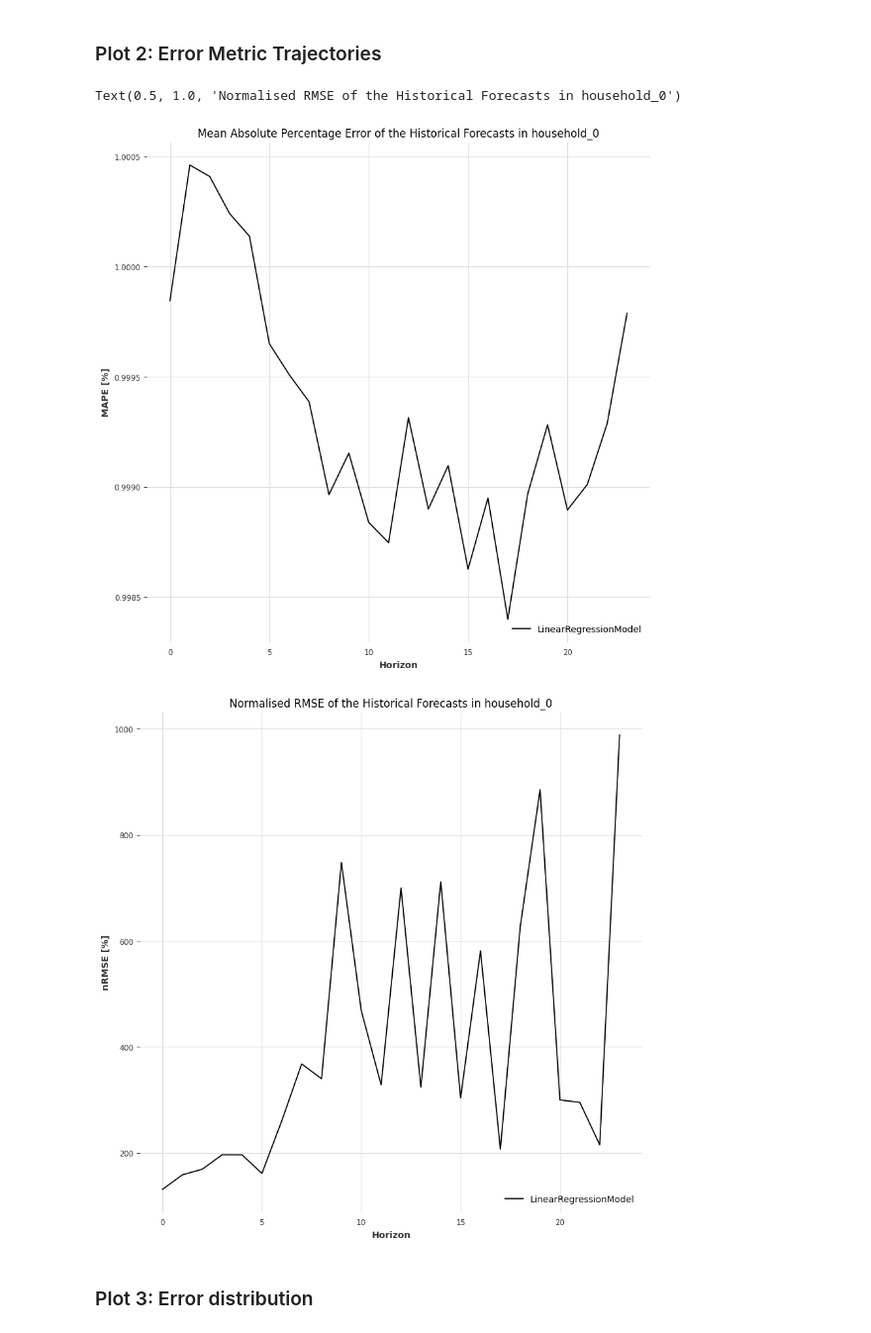
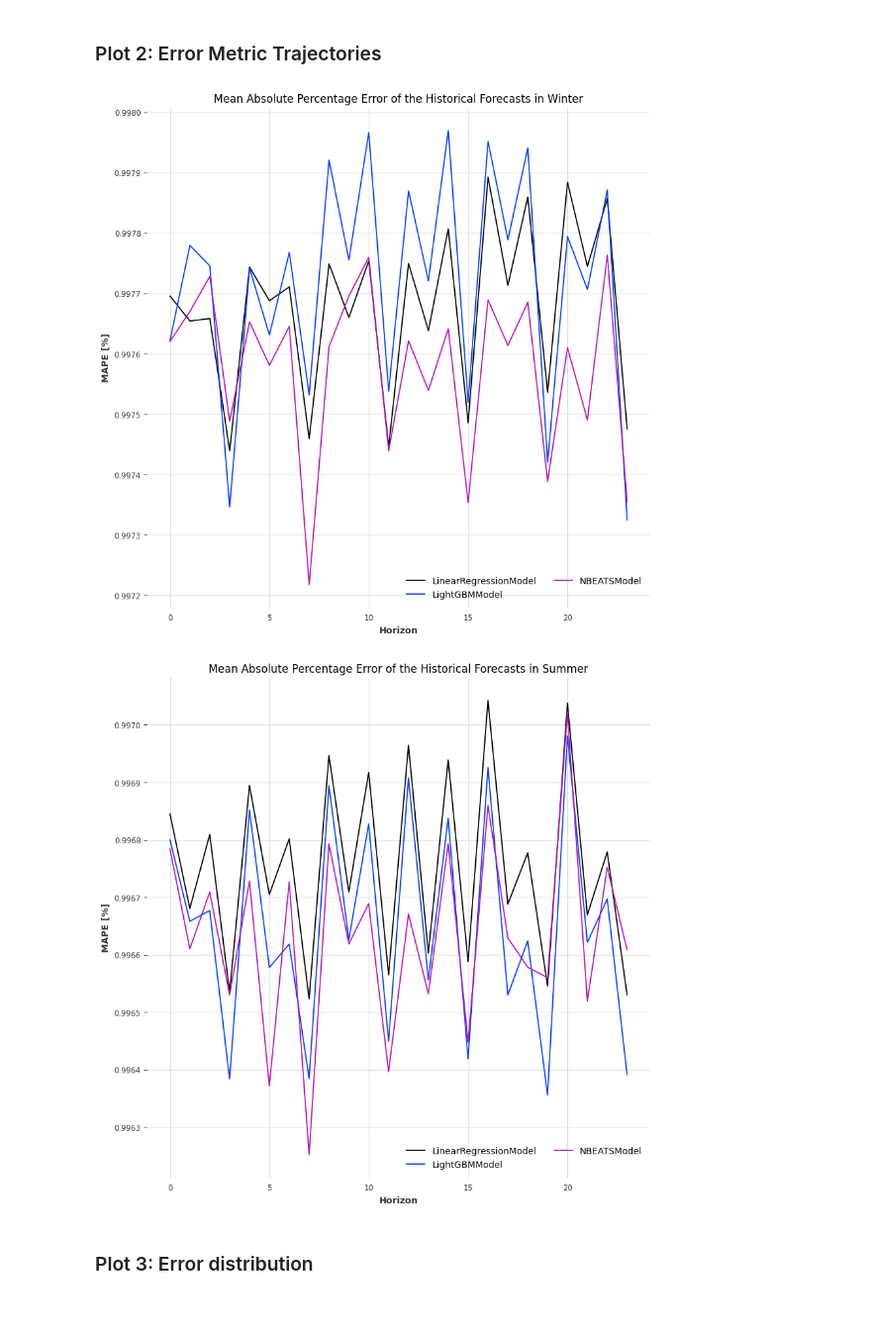
Before and after one commit to tsbyq/WattCast, a Jupyter notebook: bin/forecasting_results.ipynb, the cells around one changed output. Shown: that part at 99% size. Drawn from its saved outputs; the diff is of its cells as text; code cells hidden in the pictures.

```diff
--- a/bin/forecasting_results.ipynb
+++ b/bin/forecasting_results.ipynb
@@ -306,39 +360,42 @@ dict_table_metrics_per_season["Winter"]
 # %% [markdown]
 ### Plot 2: Error Metric Trajectories
 # %%
-df_smapes_per_model = []
-df_nrmse_per_model = []
-for model_name, historics in historics_per_model.items():
-    df_list = get_df_compares_list(historics, trg_test_inversed[longest_ts_test_idx])
-    means_per_timestep = pd.concat(df_list, axis=1).filter(like = "gt").mean(axis=1).values # mean of the ground truth values on a timestep basis
-    diffs = get_df_diffs(df_list)
-    df_smapes = abs(diffs).mean(axis =1) / means_per_timestep # mean of the relative errors on a timestep basis
-    df_smapes.columns = [model_name]
-    df_nrmse = np.square(diffs).mean(axis =1) / means_per_timestep # mean of the relative errors on a timestep basis
-    df_nrmse.columns = [model_name]
 
-    df_smapes_per_model.append(df_smapes)
-    df_nrmse_per_model.append(df_nrmse)
+df_smapes_per_season = {}
+df_nrmse_per_season = {}
 
-df_smapes_per_model = pd.concat(df_smapes_per_model, axis=1)
-df_smapes_per_model.columns = model_names
-df_nrmse_per_model = pd.concat(df_nrmse_per_model, axis=1)
-df_nrmse_per_model.columns = model_names
+for season, (historics_per_model, _, gt) in dict_result_season.items():
+    df_smapes_per_model = []
+    df_nrmse_per_model = []
+    for model_name, historics in historics_per_model.items():
+        df_list = get_df_compares_list(historics, gt)
+        means_per_timestep = pd.concat(df_list, axis=1).filter(like = "gt").mean(axis=1).values # mean of the ground truth values on a timestep basis
+        #means_per_timestep = 1
+        diffs = get_df_diffs(df_list)
+        df_smapes = abs(diffs).mean(axis =1) / means_per_timestep # mean of the relative errors on a timestep basis
+        df_smapes.columns = [model_name]
+        df_nrmse = np.square(diffs).mean(axis =1) / means_per_timestep # mean of the relative errors on a timestep basis
+        df_nrmse.columns = [model_name]
 
-df_smapes_per_model.plot(figsize=(10,10))
-plt.xlabel('Horizon')
-plt.ylabel('MAPE [%]')
-plt.legend(loc = 'lower right', ncol = 2)
-plt.title(f"Mean Absolute Percentage Error of the Historical Forecasts in {config.location}")
+        df_smapes_per_model.append(df_smapes)
+        df_nrmse_per_model.append(df_nrmse)
 
-df_nrmse_per_model.plot(figsize=(10,10))
-plt.xlabel('Horizon')
-plt.ylabel('nRMSE [%]')
-plt.legend(loc = 'lower right', ncol = 2)
-plt.title(f"Normalised RMSE of the Historical Forecasts in {config.location}")
+    df_smapes_per_model = pd.concat(df_smapes_per_model, axis=1)
+    df_smapes_per_model.columns = model_names
+    df_nrmse_per_model = pd.concat(df_nrmse_per_model, axis=1)
+    df_nrmse_per_model.columns = model_names
+    df_smapes_per_season[season] = df_smapes_per_model
+    df_nrmse_per_season[season] = df_nrmse_per_model
-# %% [output]
-Text(0.5, 1.0, 'Normalised RMSE of the Historical Forecasts in household_0')
-[figure, removed]
-[figure, removed]
+# %%
+for season in dict_result_season.keys():
+    fig = df_smapes_per_season[season].plot(figsize=(10,10))
+    plt.xlabel('Horizon')
+    plt.ylabel('MAPE [%]')
+    plt.legend(loc = 'lower right', ncol = 2)
+    plt.title(f"Mean Absolute Percentage Error of the Historical Forecasts in {season}")
+    wandb.log({f"MAPE of the Historical Forecasts in {season}": wandb.Image(fig)})
+# %% [output]
+[figure, added]
+[figure, added]
 # %% [markdown]
 ### Plot 3: Error distribution
```
Also changed, not shown: parts of 18 cells of this notebook, 8 other files.
